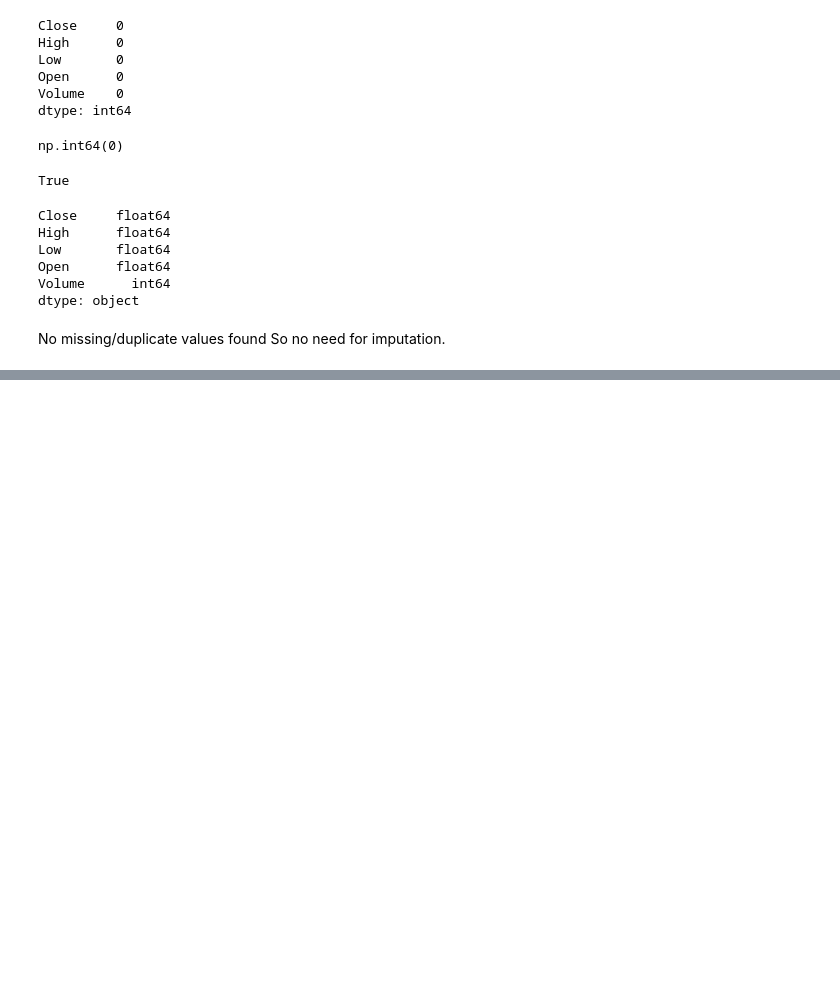
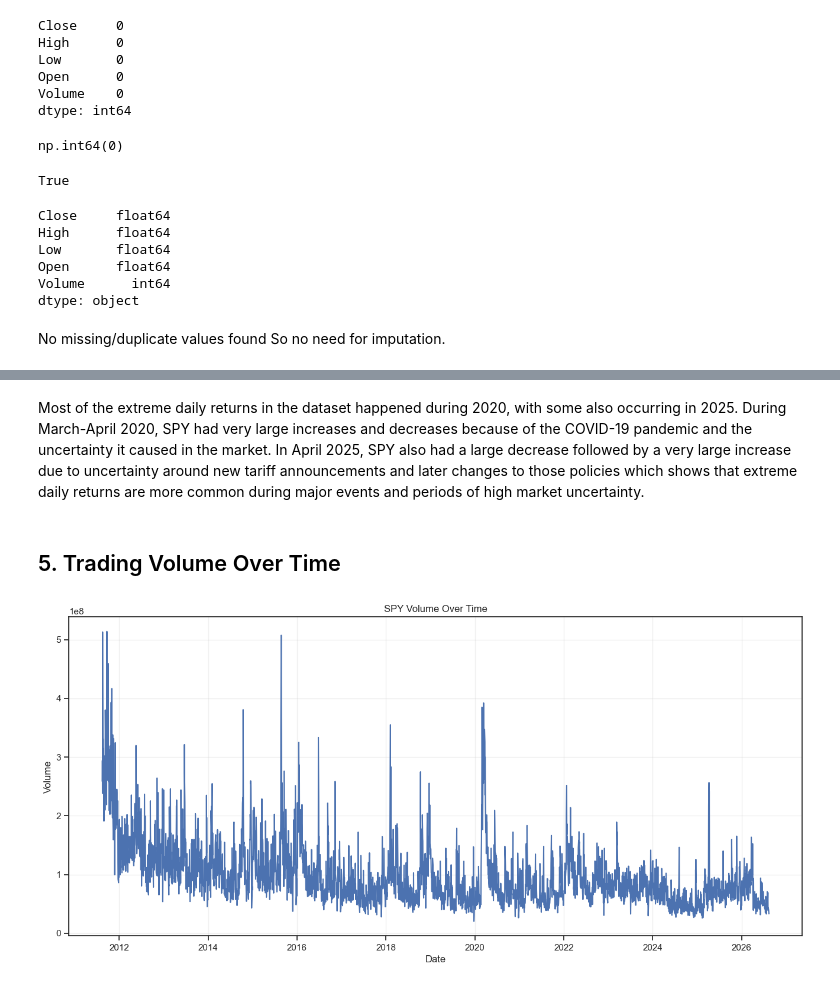
Before and after one commit to Junaid-Haider/Stock-Price-Direction-Predictor, a Jupyter notebook: notebooks/analysis.ipynb, the cells around one changed output, grey strips where cells are left out. Cells and saved outputs as stored; diff of their text form; code cells hidden in the pictures; blank space fills up the shorter version.

```diff
--- a/notebooks/analysis.ipynb
+++ b/notebooks/analysis.ipynb
@@ -143,0 +251,14 @@ df.to_csv("../data/processed.csv")
+# %% [markdown]
+Most of the extreme daily returns in the dataset happened during 2020, with some also occurring in 2025. During March-April 2020, SPY had very large increases and decreases because of the COVID-19 pandemic and the uncertainty it caused in the market. In April 2025, SPY also had a large decrease followed by a very large increase due to uncertainty around new tariff announcements and later changes to those policies which shows that extreme daily returns are more common during major events and periods of high market uncertainty.
+# %% [markdown]
+## 5. Trading Volume Over Time
+# %%
+plt.figure(figsize=(16, 7))
+plt.plot(df.index, df["Volume"])
+plt.title("SPY Volume Over Time")
+plt.xlabel("Date")
+plt.ylabel("Volume")
+plt.grid(True, alpha=0.3)
+plt.show()
+# %% [output]
+[figure, added]
```
Also changed, not shown: parts of 27 cells of this notebook, 2 other files.
